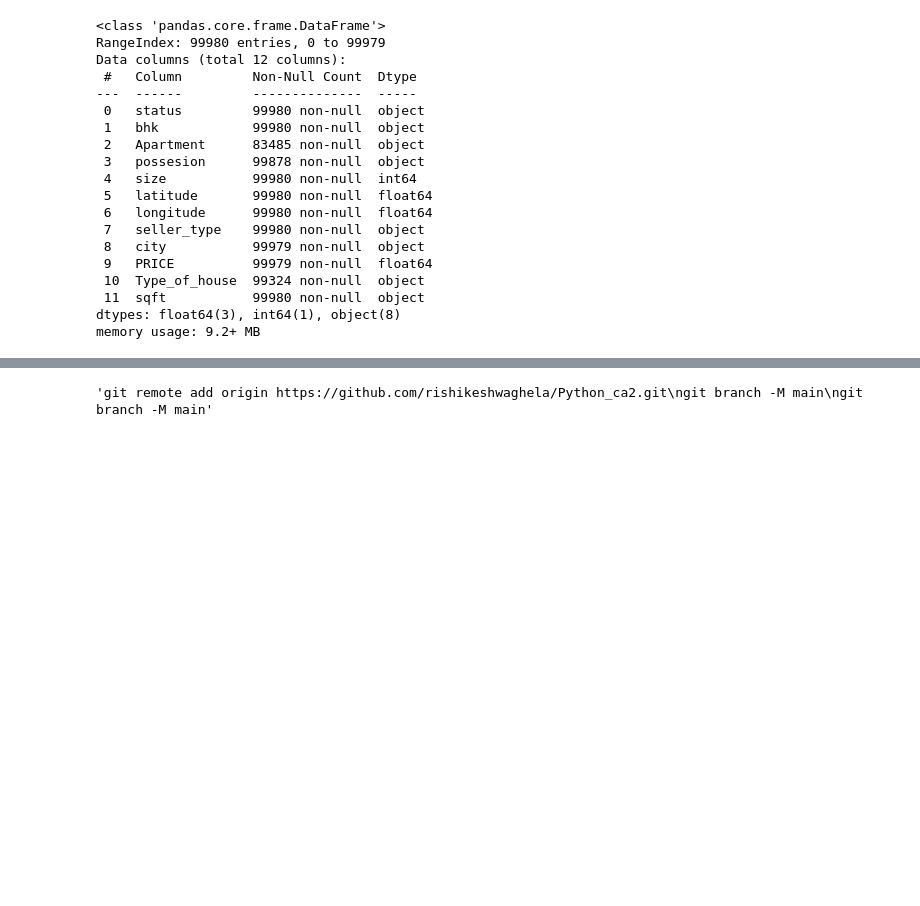
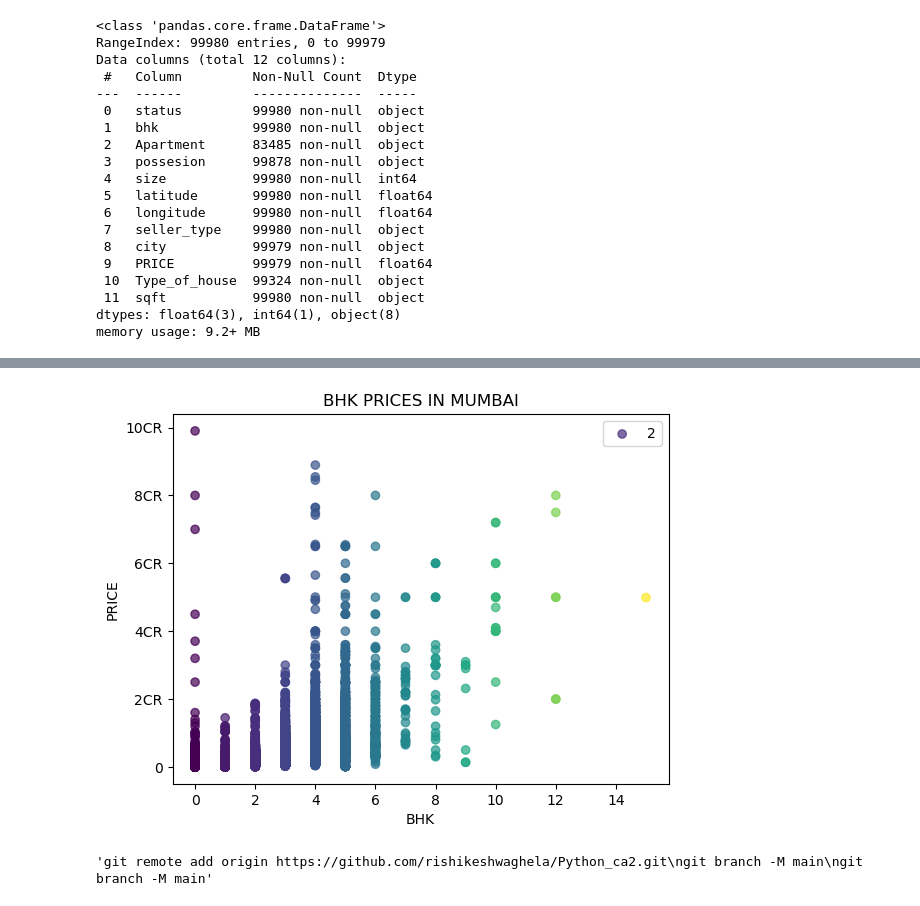
Before and after one commit to rishikeshwaghela/Python_ca2, a Jupyter notebook: final_ca2.ipynb, the cells around one changed output, grey strips where cells are left out. Drawn from its saved outputs; the diff is of its cells as text; code cells hidden in the pictures; blank space fills up the shorter version.

Commit message:
new Graph

```diff
--- a/final_ca2.ipynb
+++ b/final_ca2.ipynb
@@ -296,0 +288,4 @@ memory usage: 9.2+ MB
+# %%
+mumbai_city["bhk"] = mumbai_city["bhk"].str.replace("Residential","0" )
+# %%
+mumbai_city["bhk"] = mumbai_city["bhk"].astype(int)
@@ -296,0 +301,2 @@ memory usage: 9.2+ MB
+# %%
+mumbai_city["sqft"] = mumbai_city["sqft"].str.replace(",","").replace("Price","0").astype(float).astype(int)
@@ -297,3 +347,14 @@ memory usage: 9.2+ MB
+# %%
+plt.scatter(mumbai_city["bhk"], mumbai_city["PRICE"], c = mumbai_city["bhk"], alpha= 0.7)
+plt.xlabel("BHK")
+plt.ylabel("PRICE")
+plt.legend(mumbai_city["bhk"])
+plt.yticks([0,2e8,4e8,6e8,8e8,10e8],["0","2CR","4CR","6CR","8CR","10CR"])
+plt.title("BHK PRICES IN MUMBAI")
+
+plt.show()
+# %% [output]
+[figure, added]
 # %%
 """git remote add origin https://github.com/rishikeshwaghela/Python_ca2.git
 git branch -M main
```
Also changed, not shown: parts of 10 cells of this notebook.
